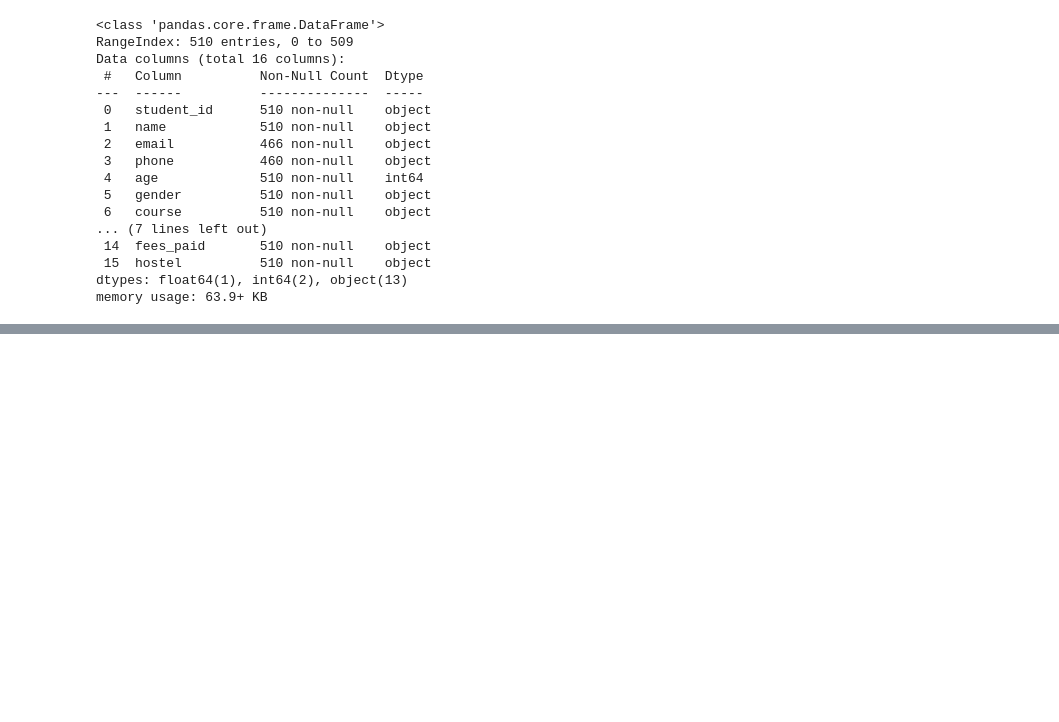
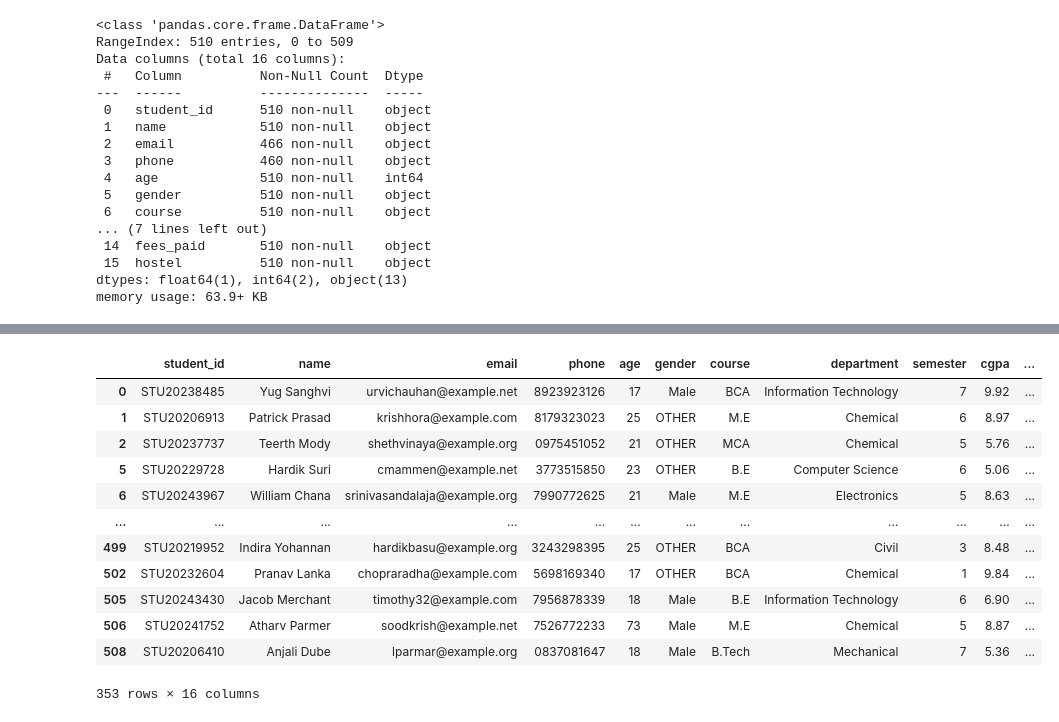
Before and after one commit to MR-pavan-patil/Pavan-Main-datascince, a Jupyter notebook: GPT LEARN/indain_college_messy.ipynb, the cells around one changed output, grey strips where cells are left out. Cells and saved outputs as stored; diff of their text form; code cells hidden in the pictures; blank space fills up the shorter version.

```diff
--- a/GPT LEARN/indain_college_messy.ipynb
+++ b/GPT LEARN/indain_college_messy.ipynb
@@ -396,0 +800,19 @@ memory usage: 63.9+ KB
+# %%
+# Solution 1: Using string replacement
+def clean_phone(phone):
+    if pd.isna(phone):
+        return phone
+    # Convert to string and remove all non-digit characters
+    phone_str = str(phone)
+    digits = ''.join(filter(str.isdigit, phone_str))
+    # Take last 10 digits (removes country code if present)
+    return digits[-10:] if len(digits) >= 10 else digits
+
+df['phone'] = df['phone'].apply(clean_phone)
+
+# Alternative solution using replace
+# df['phone'] = df['phone'].apply(lambda x: ''.join(filter(str.isdigit, str(x)))[-10:] if pd.notna(x) else x)
+
+print("Sample cleaned phone numbers:")
+print(df['phone'].head(10))
+print(f"\nAll phone numbers have 10 digits: {df['phone'].dropna().apply(lambda x: len(str(x)) == 10).all()}")
@@ -396,0 +839,16 @@ memory usage: 63.9+ KB
+# %%
+df
+# %% [output]
+|  | student_id | name | email | phone | age | gender | course | department | semester | cgpa | ... |
+| 0 | STU20238485 | Yug Sanghvi | urvichauhan@example.net | 8923923126 | 17 | Male | BCA | Information Technology | 7 | 9.92 | ... |
+| 1 | STU20206913 | Patrick Prasad | krishhora@example.com | 8179323023 | 25 | OTHER | M.E | Chemical | 6 | 8.97 | ... |
+| 2 | STU20237737 | Teerth Mody | shethvinaya@example.org | 0975451052 | 21 | OTHER | MCA | Chemical | 5 | 5.76 | ... |
+| 5 | STU20229728 | Hardik Suri | cmammen@example.net | 3773515850 | 23 | OTHER | B.E | Computer Science | 6 | 5.06 | ... |
+| 6 | STU20243967 | William Chana | srinivasandalaja@example.org | 7990772625 | 21 | Male | M.E | Electronics | 5 | 8.63 | ... |
+| ... | ... | ... | ... | ... | ... | ... | ... | ... | ... | ... | ... |
+| 499 | STU20219952 | Indira Yohannan | hardikbasu@example.org | 3243298395 | 25 | OTHER | BCA | Civil | 3 | 8.48 | ... |
+| 502 | STU20232604 | Pranav Lanka | chopraradha@example.com | 5698169340 | 17 | OTHER | BCA | Chemical | 1 | 9.84 | ... |
+| 505 | STU20243430 | Jacob Merchant | timothy32@example.com | 7956878339 | 18 | Male | B.E | Information Technology | 6 | 6.90 | ... |
+| 506 | STU20241752 | Atharv Parmer | soodkrish@example.net | 7526772233 | 73 | Male | M.E | Chemical | 5 | 8.87 | ... |
+| 508 | STU20206410 | Anjali Dube | lparmar@example.org | 0837081647 | 18 | Male | B.Tech | Mechanical | 7 | 5.36 | ... |
+353 rows × 16 columns
```
Also changed, not shown: parts of 51 cells of this notebook, 3 other files.
